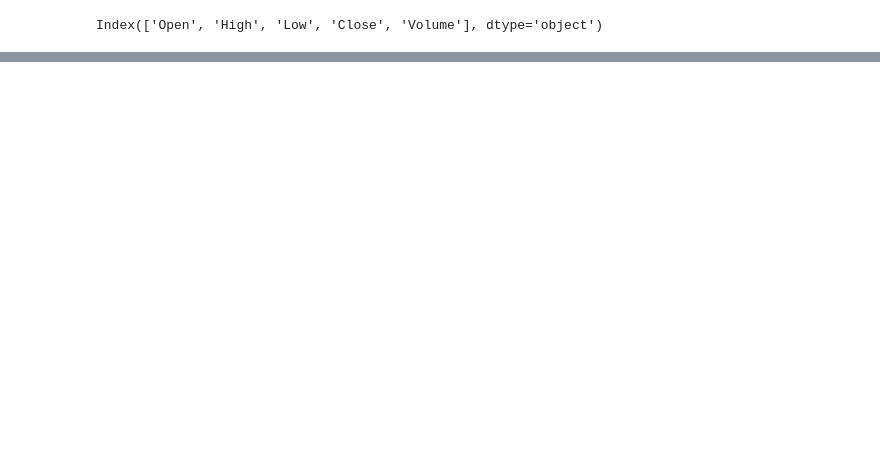
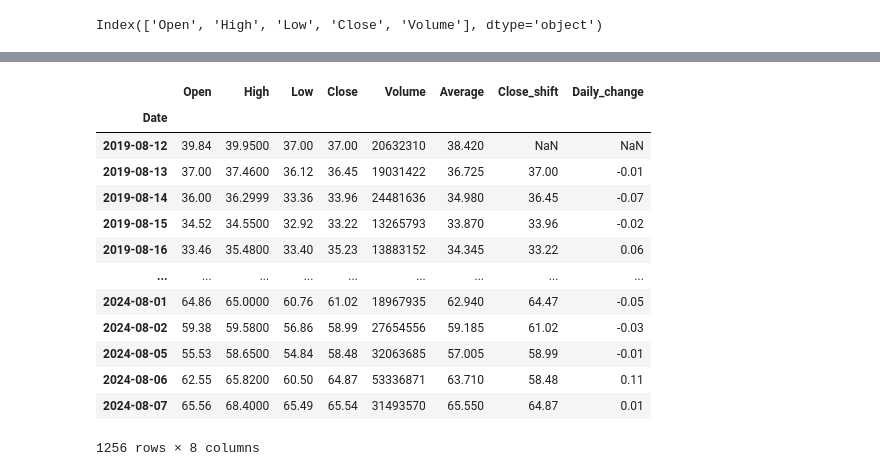
Before and after one commit to gabin0918/Test, a Jupyter notebook: pandas/dane_gieldowe_02.ipynb, the cells around one changed output, grey strips where cells are left out. Cells and saved outputs as stored; diff of their text form; code cells hidden in the pictures; blank space fills up the shorter version.

```diff
--- a/pandas/dane_gieldowe_02.ipynb
+++ b/pandas/dane_gieldowe_02.ipynb
@@ -236,0 +274,2 @@ KeyError: 'Value based partial slicing on non-monotonic DatetimeIndexes with non
+# %%
+df['Average']=(df.Open+df.Close)/2
@@ -236,0 +293,2 @@ KeyError: 'Value based partial slicing on non-monotonic DatetimeIndexes with non
+# %%
+df=df.sort_index()
@@ -236,0 +347,3 @@ KeyError: 'Value based partial slicing on non-monotonic DatetimeIndexes with non
+# %%
+df['Close_shift']=df.Close.shift(1)
+df
@@ -236,0 +365,19 @@ KeyError: 'Value based partial slicing on non-monotonic DatetimeIndexes with non
+# %%
+df['Daily_change']=df.Close/df.Close_shift -1
+# %%
+df
+# %% [output]
+|  | Open | High | Low | Close | Volume | Average | Close_shift | Daily_change |
+| Date |  |  |  |  |  |  |  |  |
+| 2019-08-12 | 39.84 | 39.9500 | 37.00 | 37.00 | 20632310 | 38.420 | NaN | NaN |
+| 2019-08-13 | 37.00 | 37.4600 | 36.12 | 36.45 | 19031422 | 36.725 | 37.00 | -0.01 |
+| 2019-08-14 | 36.00 | 36.2999 | 33.36 | 33.96 | 24481636 | 34.980 | 36.45 | -0.07 |
+| 2019-08-15 | 34.52 | 34.5500 | 32.92 | 33.22 | 13265793 | 33.870 | 33.96 | -0.02 |
+| 2019-08-16 | 33.46 | 35.4800 | 33.40 | 35.23 | 13883152 | 34.345 | 33.22 | 0.06 |
+| ... | ... | ... | ... | ... | ... | ... | ... | ... |
+| 2024-08-01 | 64.86 | 65.0000 | 60.76 | 61.02 | 18967935 | 62.940 | 64.47 | -0.05 |
+| 2024-08-02 | 59.38 | 59.5800 | 56.86 | 58.99 | 27654556 | 59.185 | 61.02 | -0.03 |
+| 2024-08-05 | 55.53 | 58.6500 | 54.84 | 58.48 | 32063685 | 57.005 | 58.99 | -0.01 |
+| 2024-08-06 | 62.55 | 65.8200 | 60.50 | 64.87 | 53336871 | 63.710 | 58.48 | 0.11 |
+| 2024-08-07 | 65.56 | 68.4000 | 65.49 | 65.54 | 31493570 | 65.550 | 64.87 | 0.01 |
+1256 rows × 8 columns
```
Also changed, not shown: parts of 41 cells of this notebook.
